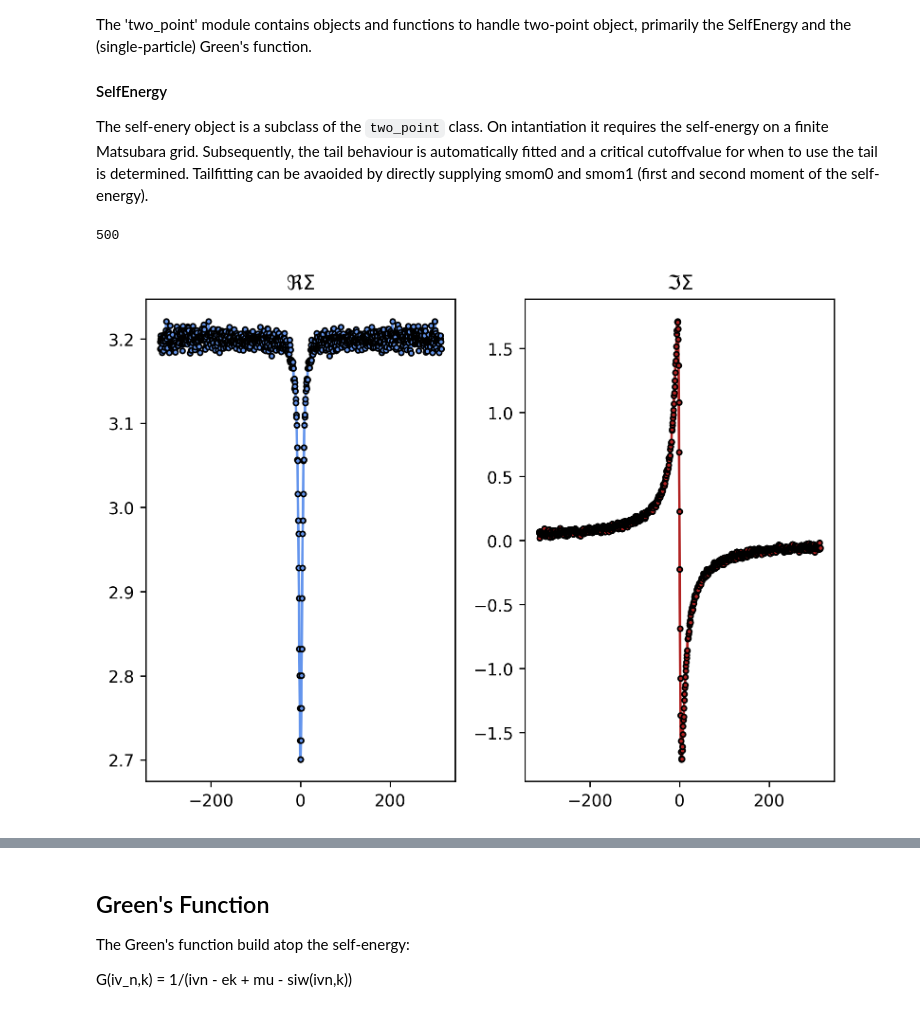
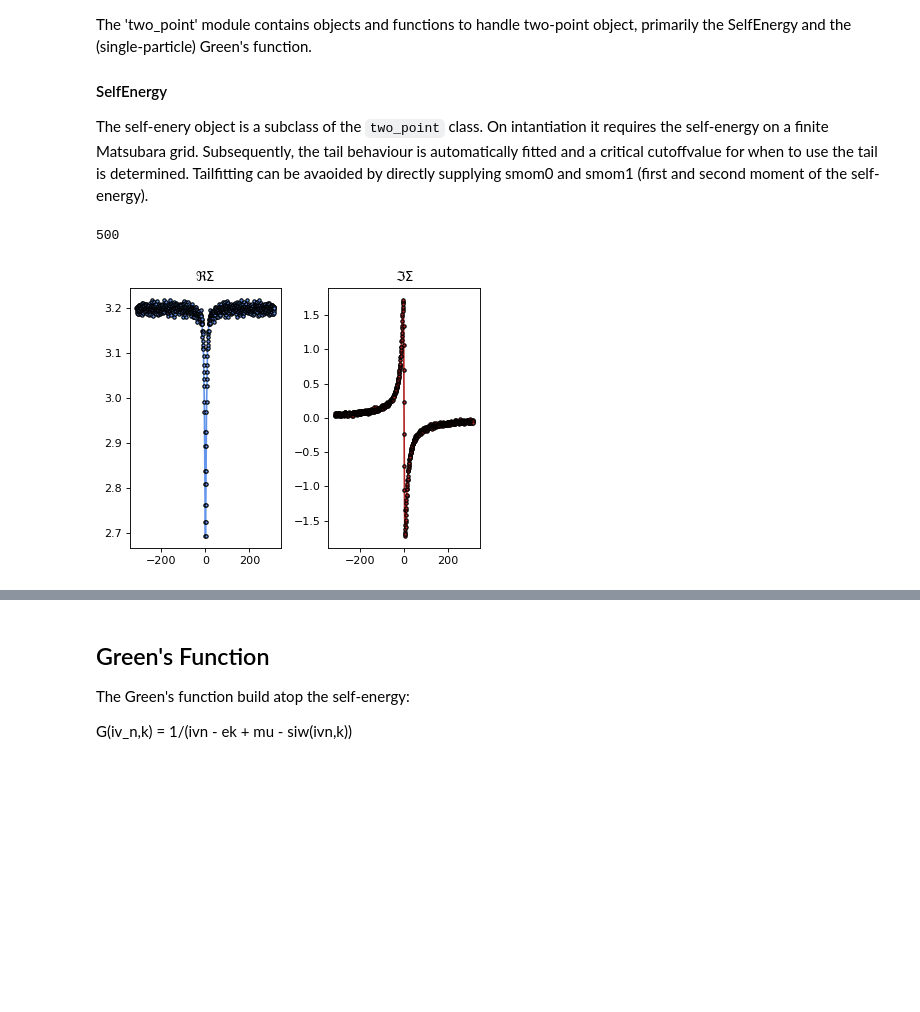
Before and after one commit to PaulWorm/DGApy, a Jupyter notebook: tutorial/00Intoduction.ipynb, the cells around one changed output, grey strips where cells are left out. Drawn from its saved outputs; the diff is of its cells as text; code cells hidden in the pictures; blank space fills up the shorter version.

```diff
--- a/tutorial/00Intoduction.ipynb
+++ b/tutorial/00Intoduction.ipynb
@@ -146,35 +146,35 @@ import numpy as np
 beta = 10.
 n = 500
 vn = mf.vn(beta,n)
 
 # Define the self-energy
 u = 8 # interaction strength
 totdens = 0.8 # total density of electrons in the system
 smom0 = tp.get_smom0(u,totdens)
 smom1 = tp.get_smom1(u,totdens)
 siw = smom0-1/(2+0.1*np.abs(vn)**2) + 1j * vn*smom1/(20+1*vn**2) # this is not a physical self-energy
 siw += np.random.normal(0,0.01,2*n) + 1j * np.random.normal(0,0.02,2*n) # add some noise
 def symmetrize(mat):
     return 0.5*(mat.real+ mat.real[::-1]) + 1j*0.5*(mat.imag - mat.imag[::-1])
 siw = symmetrize(siw)
 
-plt.figure()
+plt.figure(figsize=(5,4), dpi=80)
 plt.subplot(1,2,1)
 plt.plot(vn.real,siw.real,'-o',color='cornflowerblue')
 plt.title('$\Re \Sigma$')
 plt.subplot(1,2,2)
 plt.plot(vn.real,siw.imag,'-o',color='firebrick')
 plt.title('$\Im \Sigma$')
 plt.tight_layout()
 # print(vn)
 # print(siw.real - siw.real[::-1])
 # print(siw.imag + siw.imag[::-1])
 
 #
 np.size(np.random.normal(0,0.1,n))
 # %% [output]
 500
-[figure, old version]
+[figure, new version]
 # %%
 # Create the SelfEnergy object
 import dga.dga_io as io
```
Also changed, not shown: parts of 6 cells of this notebook, 5 other files.
